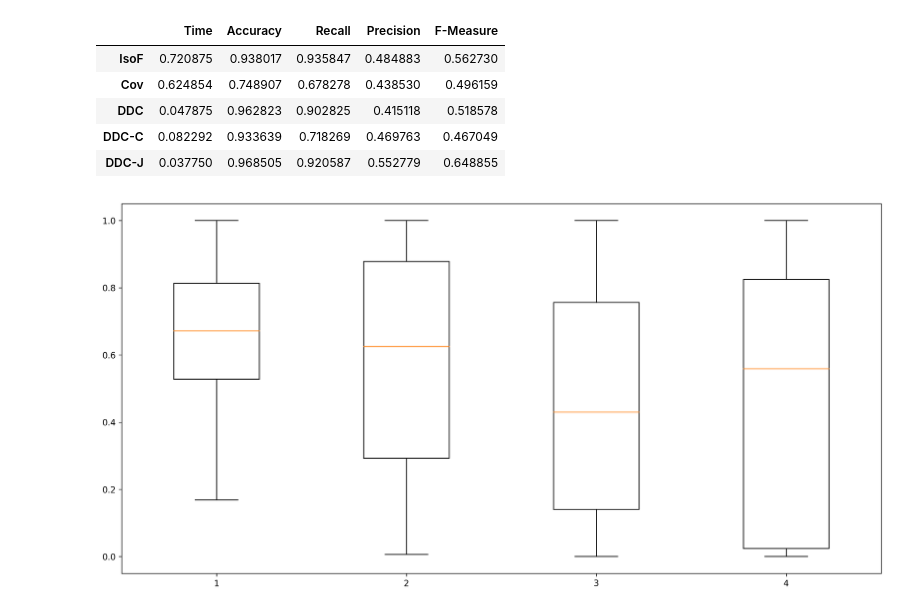
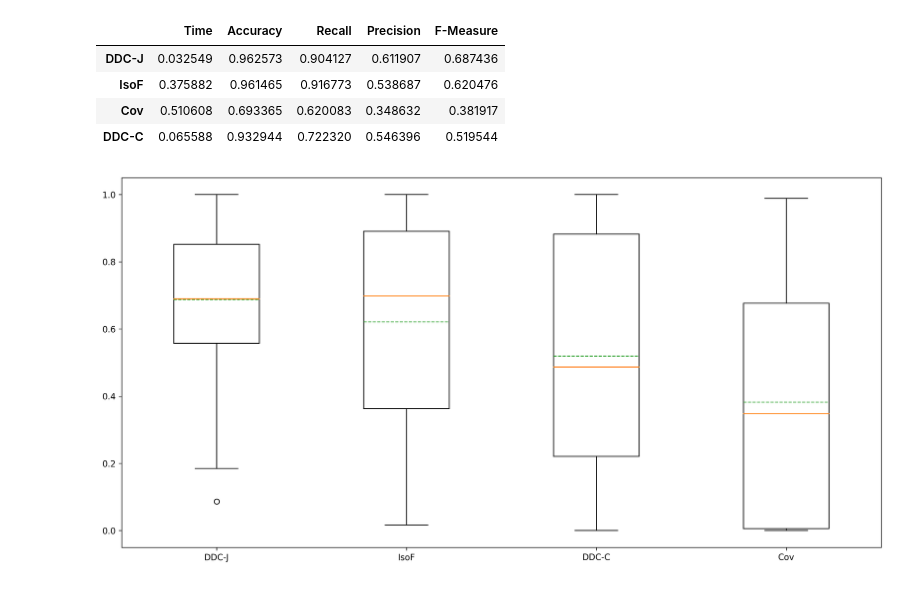
Before and after one commit to nlp-pucrs/prescription-outliers, a Jupyter notebook: paper_exp/Sec_VI_Boxplot.ipynb, the cells around one changed output. Drawn from its saved outputs; the diff is of its cells as text; code cells hidden in the pictures.

Commit message:
update boxplot

```diff
--- a/paper_exp/Sec_VI_Boxplot.ipynb
+++ b/paper_exp/Sec_VI_Boxplot.ipynb
@@ -13,7 +13,7 @@ import numpy as np
 import warnings
 warnings.filterwarnings('ignore')
 
-prescription = pd.read_csv('../data/prescriptions2017_clean.csv.gz', compression='gzip')
+prescription = pd.read_csv('../data/prescriptions_subdose.csv.gz', compression='gzip')
 # %%
 medications = outliers.getOverdoseMedications(prescription)
 medications.shape
@@ -44,24 +44,25 @@ VITAMINAS DO COMPLEXO B CP, 5766, 185, 6, 1.73508498092, 0.889473093682, 1.0, 1.
 display(results)
 # %% [output]
 |  | Time | Accuracy | Recall | Precision | F-Measure |
-| IsoF | 0.720875 | 0.938017 | 0.935847 | 0.484883 | 0.562730 |
-| Cov | 0.624854 | 0.748907 | 0.678278 | 0.438530 | 0.496159 |
-| DDC | 0.047875 | 0.962823 | 0.902825 | 0.415118 | 0.518578 |
-| DDC-C | 0.082292 | 0.933639 | 0.718269 | 0.469763 | 0.467049 |
-| DDC-J | 0.037750 | 0.968505 | 0.920587 | 0.552779 | 0.648855 |
+| DDC-J | 0.032549 | 0.962573 | 0.904127 | 0.611907 | 0.687436 |
+| IsoF | 0.375882 | 0.961465 | 0.916773 | 0.538687 | 0.620476 |
+| Cov | 0.510608 | 0.693365 | 0.620083 | 0.348632 | 0.381917 |
+| DDC-C | 0.065588 | 0.932944 | 0.722320 | 0.546396 | 0.519544 |
 # %%
 %matplotlib inline
 plt.figure(figsize=(16, 8), dpi= 300)
 
 data = []
 
 data.append(max_f.loc['DDC-J'].values)
 data.append(max_f.loc['IsoF'].values)
 data.append(max_f.loc['DDC-C'].values)
 data.append(max_f.loc['Cov'].values)
 
-plt.boxplot(data)
+labels = ['DDC-J','IsoF','DDC-C','Cov']
+
+plt.boxplot(data, labels=labels, showmeans=True, meanline=True)
 
 plt.show()
 # %% [output]
-[figure, old version]
+[figure, new version]
```
Also changed, not shown: parts of 2 cells of this notebook, 1 other file.
